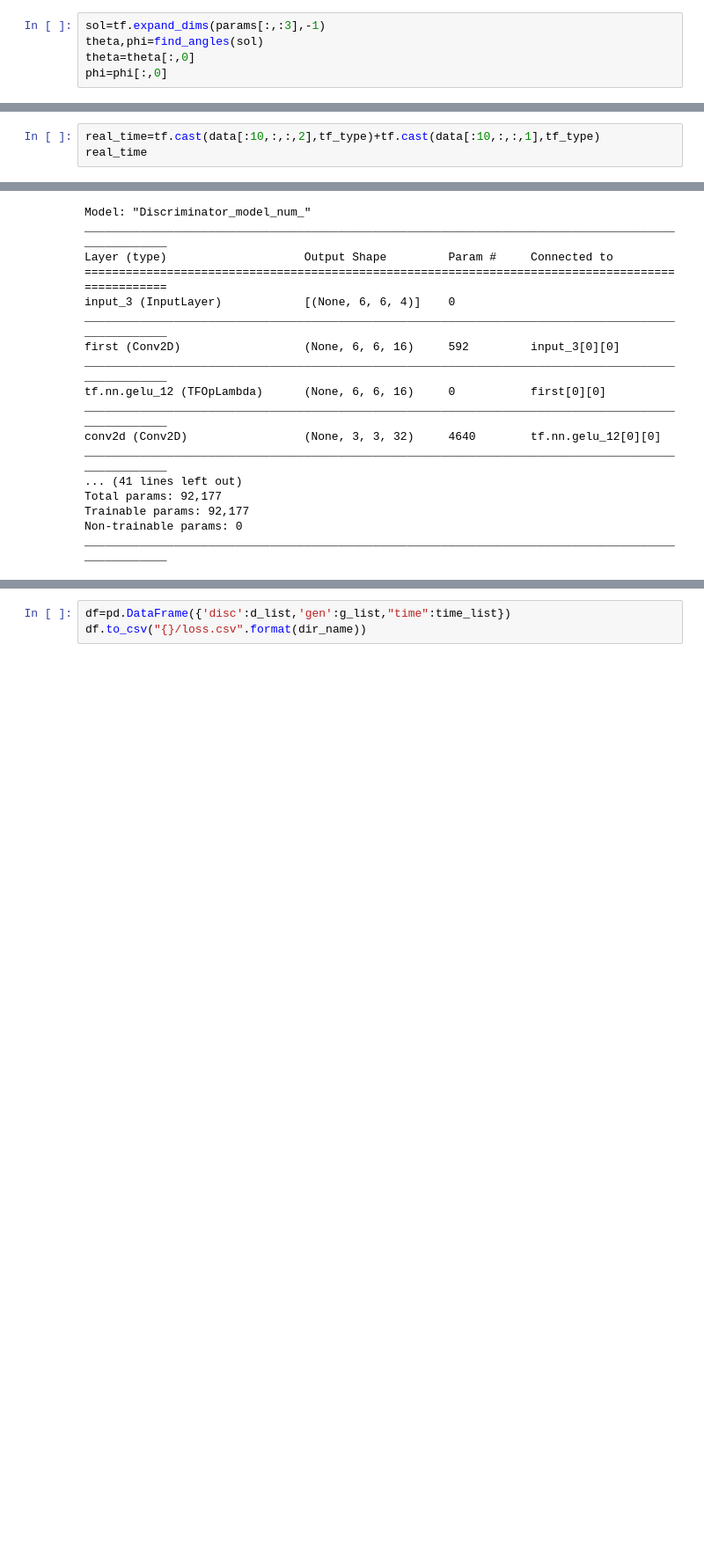
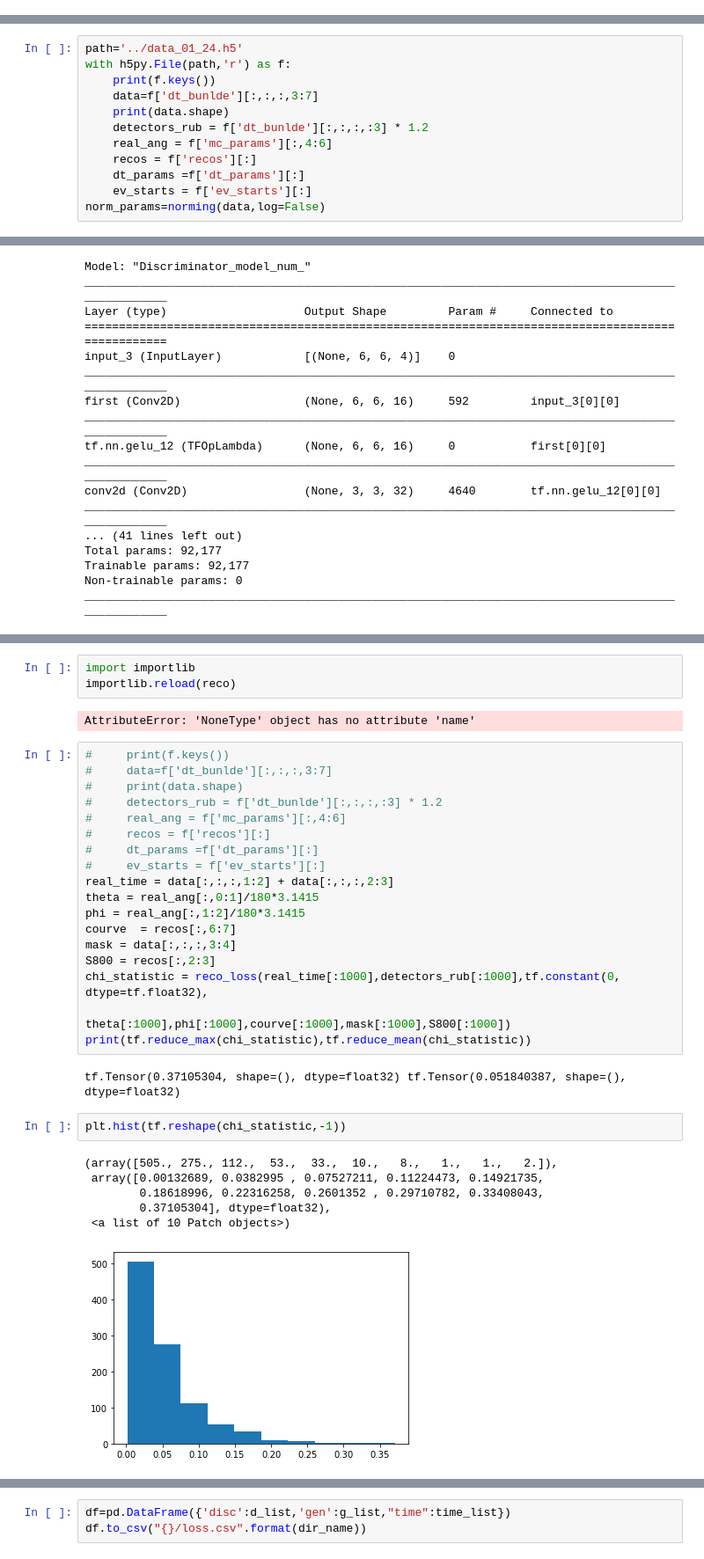
Before and after one commit to fitagdinov/Telescope_Array, a Jupyter notebook: Parameters_all/Notebooks/main_parameters.ipynb, the cells around one changed output, grey strips where cells are left out. Shown at 88% size. Saved outputs shown, nothing was run; the diff lists cells and outputs as text; blank space fills up the shorter version.

```diff
--- a/Parameters_all/Notebooks/main_parameters.ipynb
+++ b/Parameters_all/Notebooks/main_parameters.ipynb
@@ -601,5 +87,0 @@ array([[-1.6896356 ,  1.6865546 , -1.0757613 ,  1.9566767 ,  3.2200644 ,
-# %%
-sol=tf.expand_dims(params[:,:3],-1)
-theta,phi=find_angles(sol)
-theta=theta[:,0]
-phi=phi[:,0]
@@ -730,3 +87,0 @@ array([[[ 0.0000000e+00,  0.0000000e+00, -0.0000000e+00,  0.0000000e+00,
-# %%
-real_time=tf.cast(data[:10,:,:,2],tf_type)+tf.cast(data[:10,:,:,1],tf_type)
-real_time
@@ -820,0 +88,12 @@ array([[[ 0.0000000e+00,  0.0000000e+00, -0.0000000e+00,  0.0000000e+00,
+# %%
+path='../data_01_24.h5'
+with h5py.File(path,'r') as f:
+    print(f.keys())
+    data=f['dt_bunlde'][:,:,:,3:7]
+    print(data.shape)
+    detectors_rub = f['dt_bunlde'][:,:,:,:3] * 1.2
+    real_ang = f['mc_params'][:,4:6]
+    recos = f['recos'][:]
+    dt_params =f['dt_params'][:]
+    ev_starts = f['ev_starts'][:]
+norm_params=norming(data,log=False)
@@ -1187,3 +592,37 @@ def func_chunks_generators(lst, n):
     for i in range(0, len(lst), n):
          l.append(lst[i : i + n])
     return(l)
+# %%
+import importlib
+importlib.reload(reco)
+# %% [output]
+AttributeError: 'NoneType' object has no attribute 'name'
+# %%
+#     print(f.keys())
+#     data=f['dt_bunlde'][:,:,:,3:7]
+#     print(data.shape)
+#     detectors_rub = f['dt_bunlde'][:,:,:,:3] * 1.2
+#     real_ang = f['mc_params'][:,4:6]
+#     recos = f['recos'][:]
+#     dt_params =f['dt_params'][:]
+#     ev_starts = f['ev_starts'][:]
+real_time = data[:,:,:,1:2] + data[:,:,:,2:3]
+theta = real_ang[:,0:1]/180*3.1415
+phi = real_ang[:,1:2]/180*3.1415
+courve  = recos[:,6:7]
+mask = data[:,:,:,3:4]
+S800 = recos[:,2:3]
+chi_statistic = reco_loss(real_time[:1000],detectors_rub[:1000],tf.constant(0, dtype=tf.float32),
+                          theta[:1000],phi[:1000],courve[:1000],mask[:1000],S800[:1000])
+print(tf.reduce_max(chi_statistic),tf.reduce_mean(chi_statistic))
+# %% [output]
+tf.Tensor(0.37105304, shape=(), dtype=float32) tf.Tensor(0.051840387, shape=(), dtype=float32)
+# %%
+plt.hist(tf.reshape(chi_statistic,-1))
+# %% [output]
+(array([505., 275., 112.,  53.,  33.,  10.,   8.,   1.,   1.,   2.]),
+ array([0.00132689, 0.0382995 , 0.07527211, 0.11224473, 0.14921735,
+        0.18618996, 0.22316258, 0.2601352 , 0.29710782, 0.33408043,
+        0.37105304], dtype=float32),
+ <a list of 10 Patch objects>)
+[figure, added]
```
Also changed, not shown: parts of 45 cells of this notebook, 4 other files.
